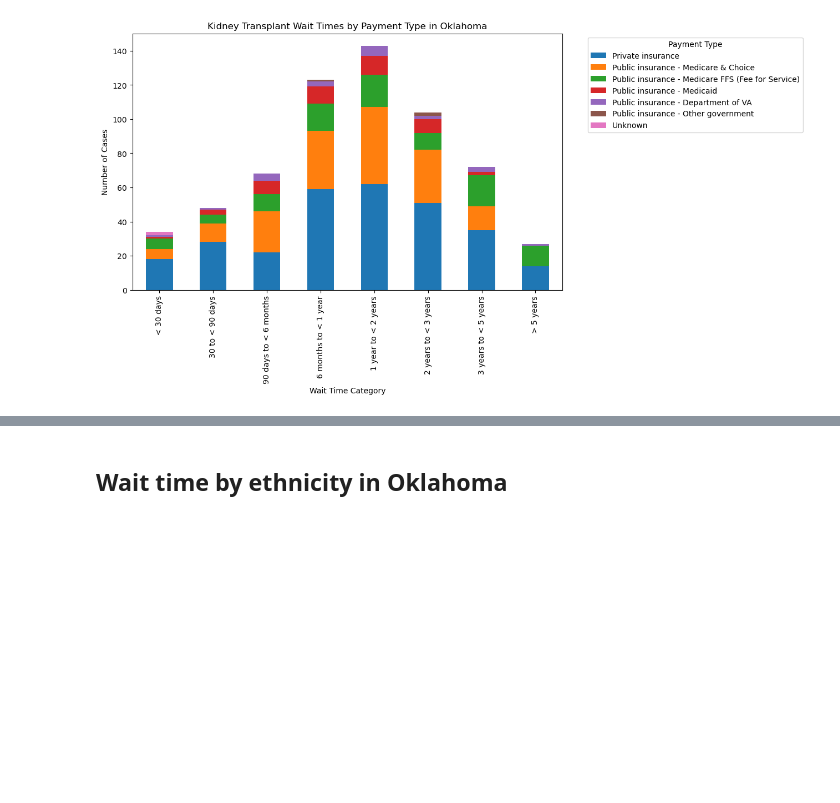
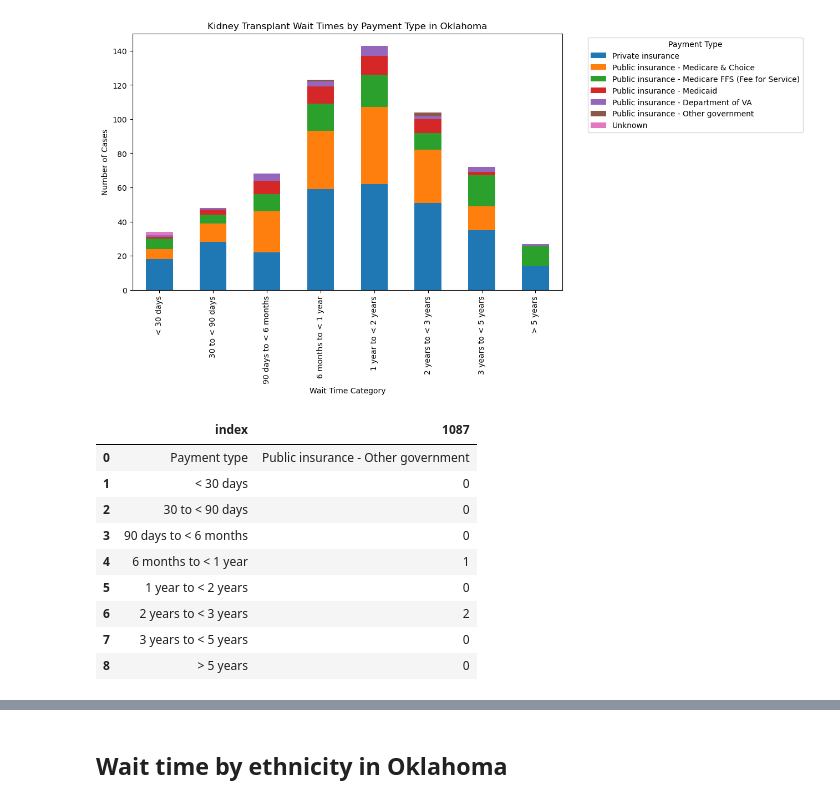
Before and after one commit to ASPigman/Project_1, a Jupyter notebook: KidneyTransplantMain.ipynb, the cells around one changed output, grey strips where cells are left out. Drawn from its saved outputs; the diff is of its cells as text; code cells hidden in the pictures; blank space fills up the shorter version.

```diff
--- a/KidneyTransplantMain.ipynb
+++ b/KidneyTransplantMain.ipynb
@@ -254,5 +341,18 @@ plt.show()
 [figure]
 # %%
 # Summary statistics
+ok_payment_type_A_df = ok_payment_wait.loc[ok_payment_wait["Payment type"] == "Public insurance - Other government"].transpose().reset_index()
+ok_payment_type_A_df
+# %% [output]
+|  | index | 1087 |
+| 0 | Payment type | Public insurance - Other government |
+| 1 | < 30 days | 0 |
+| 2 | 30 to < 90 days | 0 |
+| 3 | 90 days to < 6 months | 0 |
+| 4 | 6 months to < 1 year | 1 |
+| 5 | 1 year to < 2 years | 0 |
+| 6 | 2 years to < 3 years | 2 |
+| 7 | 3 years to < 5 years | 0 |
+| 8 | > 5 years | 0 |
 # %%
 # Hypothesis testing
```
Also changed, not shown: parts of 6 cells of this notebook.
